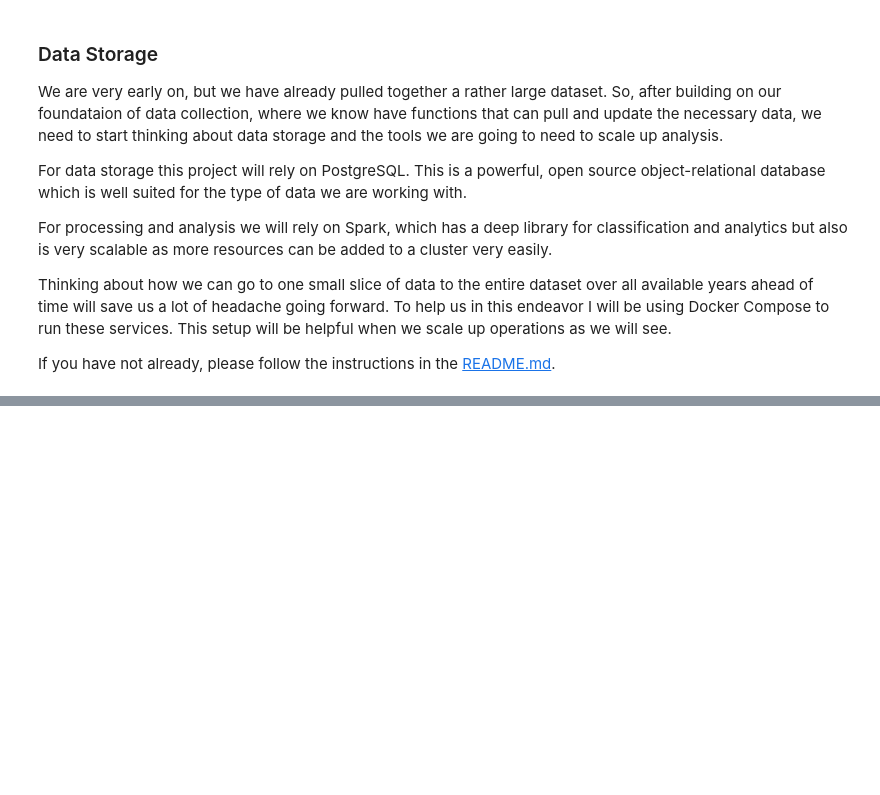
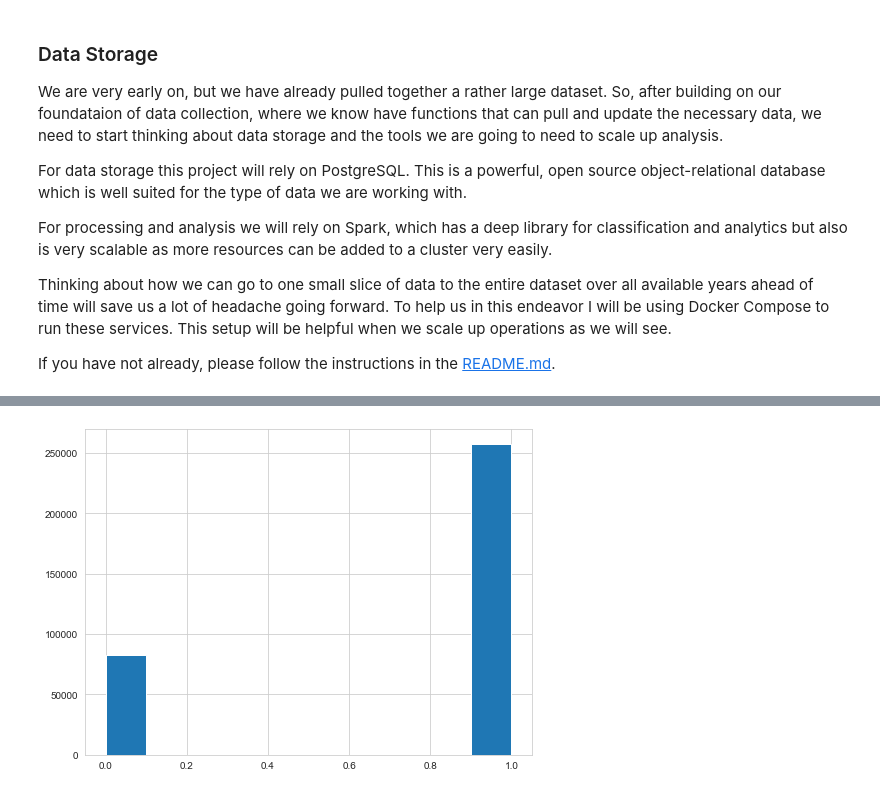
Before and after one commit to ewalsh/hmda, a Jupyter notebook: py_code/HMDA Loan Approval.ipynb, the cells around one changed output, grey strips where cells are left out. Drawn from its saved outputs; the diff is of its cells as text; code cells hidden in the pictures; blank space fills up the shorter version.

```diff
--- a/py_code/HMDA Loan Approval.ipynb
+++ b/py_code/HMDA Loan Approval.ipynb
@@ -56,6 +49,11 @@ import pandas as pd
 import numpy as np
 import os
 import config
+import math
+import matplotlib.pyplot as plt
+import seaborn as sns
+sns.set_style('whitegrid')
+%matplotlib inline
 # %% [markdown]
 ### A Discussion of the data
 Our data sources will come from three major sources and we will use their APIs to download the data.
@@ -177,0 +202,6 @@ CONTEXT:  COPY census, line 1, column state_abbr: "195687"
+# %%
+data_lar['action_taken'] = pd.to_numeric(data_lar['action_taken'])
+lar = data_lar[(data_lar['action_taken'] != 6)]
+lar = lar[(lar['action_taken'] != 5)]
+lar = lar[(lar['action_taken'] != 4)]
+"""dropped {} observations""".format(data_lar.shape[0] - lar.shape[0])
@@ -177,0 +212,4 @@ CONTEXT:  COPY census, line 1, column state_abbr: "195687"
+# %%
+start_obs = lar.shape[0]
+lar = lar[(lar['applicant_income_000s'].apply(lambda x: math.isnan(float(x))) == False)]
+"""dropped {} observations""".format(start_obs - lar.shape[0])
@@ -177,0 +222,5 @@ CONTEXT:  COPY census, line 1, column state_abbr: "195687"
+# %%
+approved = np.zeros(lar.shape[0])
+ids = (lar['action_taken'] == 1) | (lar['action_taken'] == 2)
+approved[ids] = 1
+lar['action_taken'] = approved
@@ -177,0 +237,5 @@ CONTEXT:  COPY census, line 1, column state_abbr: "195687"
+# %%
+plt.figure(figsize=(8,6))
+plt.hist(lar['action_taken']);
+# %% [output]
+[figure, added]
```
Also changed, not shown: parts of 12 cells of this notebook, 4 other files.
